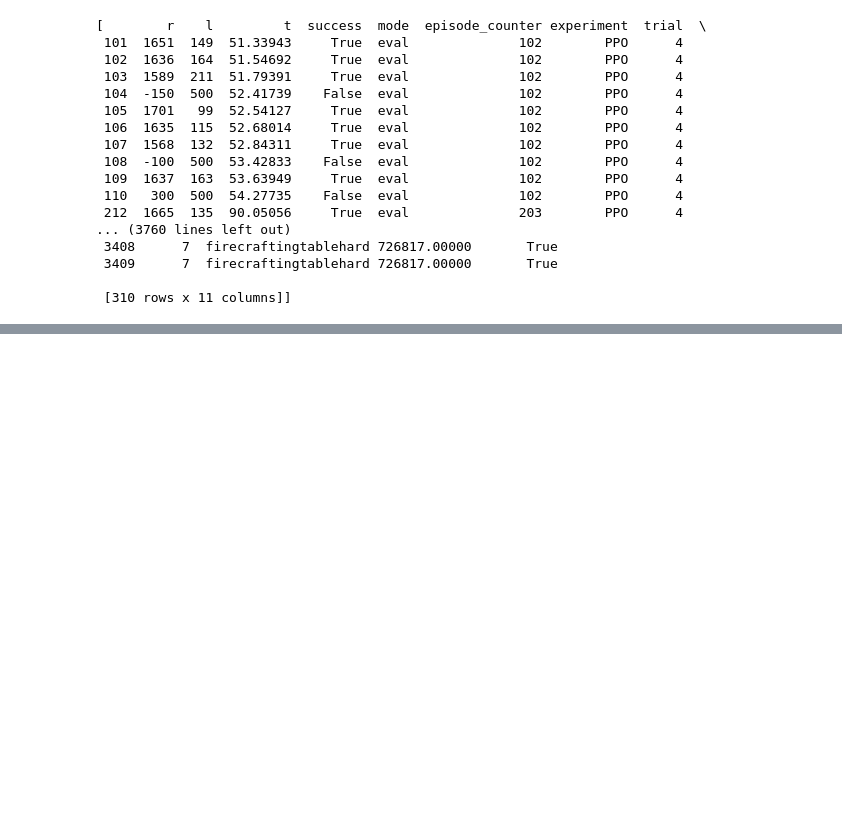
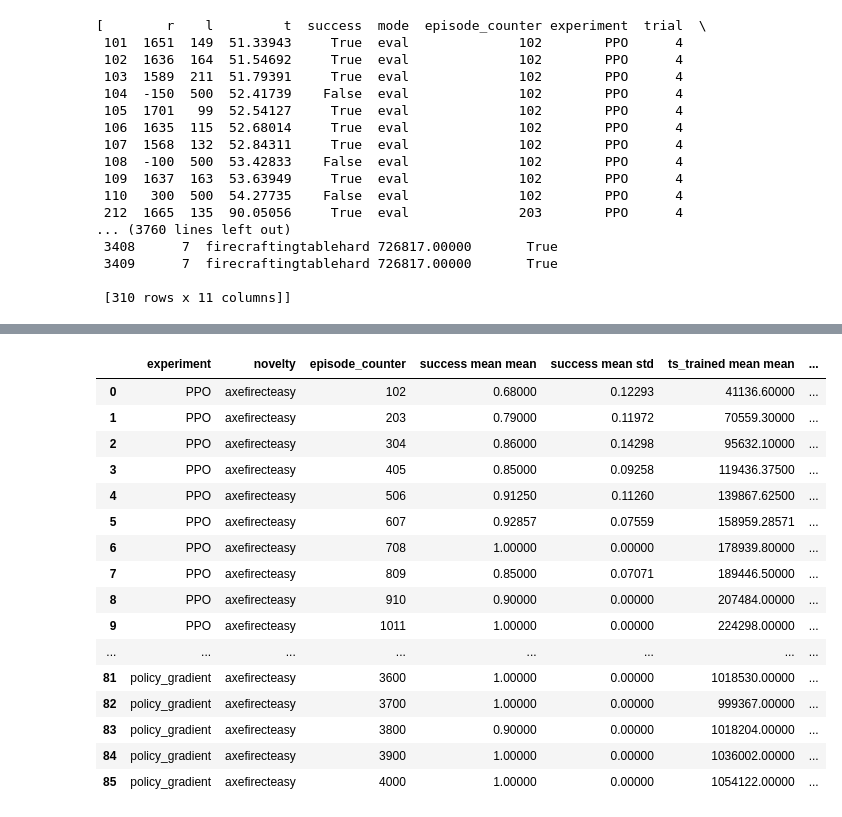
Before and after one commit to goelshivam1210/RAPid-Learn, a Jupyter notebook: baselines/notebooks/plot_post_novelty.ipynb, the cells around one changed output, grey strips where cells are left out. Saved outputs shown, nothing was run; the diff lists cells and outputs as text; code cells hidden in the pictures; blank space fills up the shorter version.

```diff
--- a/baselines/notebooks/plot_post_novelty.ipynb
+++ b/baselines/notebooks/plot_post_novelty.ipynb
@@ -425,0 +415,20 @@ for novelty in novelties:
+# %%
+graph_df.loc[graph_df["novelty"] == "axefirecteasy"]
+# %% [output]
+|  | experiment | novelty | episode_counter | success mean mean | success mean std | ts_trained mean mean | ... |
+| 0 | PPO | axefirecteasy | 102 | 0.68000 | 0.12293 | 41136.60000 | ... |
+| 1 | PPO | axefirecteasy | 203 | 0.79000 | 0.11972 | 70559.30000 | ... |
+| 2 | PPO | axefirecteasy | 304 | 0.86000 | 0.14298 | 95632.10000 | ... |
+| 3 | PPO | axefirecteasy | 405 | 0.85000 | 0.09258 | 119436.37500 | ... |
+| 4 | PPO | axefirecteasy | 506 | 0.91250 | 0.11260 | 139867.62500 | ... |
+| 5 | PPO | axefirecteasy | 607 | 0.92857 | 0.07559 | 158959.28571 | ... |
+| 6 | PPO | axefirecteasy | 708 | 1.00000 | 0.00000 | 178939.80000 | ... |
+| 7 | PPO | axefirecteasy | 809 | 0.85000 | 0.07071 | 189446.50000 | ... |
+| 8 | PPO | axefirecteasy | 910 | 0.90000 | 0.00000 | 207484.00000 | ... |
+| 9 | PPO | axefirecteasy | 1011 | 1.00000 | 0.00000 | 224298.00000 | ... |
+| ... | ... | ... | ... | ... | ... | ... | ... |
+| 81 | policy_gradient | axefirecteasy | 3600 | 1.00000 | 0.00000 | 1018530.00000 | ... |
+| 82 | policy_gradient | axefirecteasy | 3700 | 1.00000 | 0.00000 | 999367.00000 | ... |
+| 83 | policy_gradient | axefirecteasy | 3800 | 0.90000 | 0.00000 | 1018204.00000 | ... |
+| 84 | policy_gradient | axefirecteasy | 3900 | 1.00000 | 0.00000 | 1036002.00000 | ... |
+| 85 | policy_gradient | axefirecteasy | 4000 | 1.00000 | 0.00000 | 1054122.00000 | ... |
```
Also changed, not shown: parts of 7 cells of this notebook.
